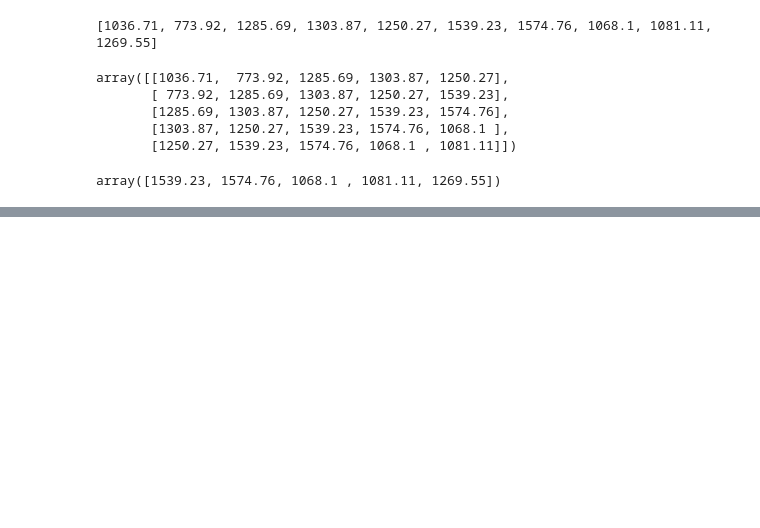
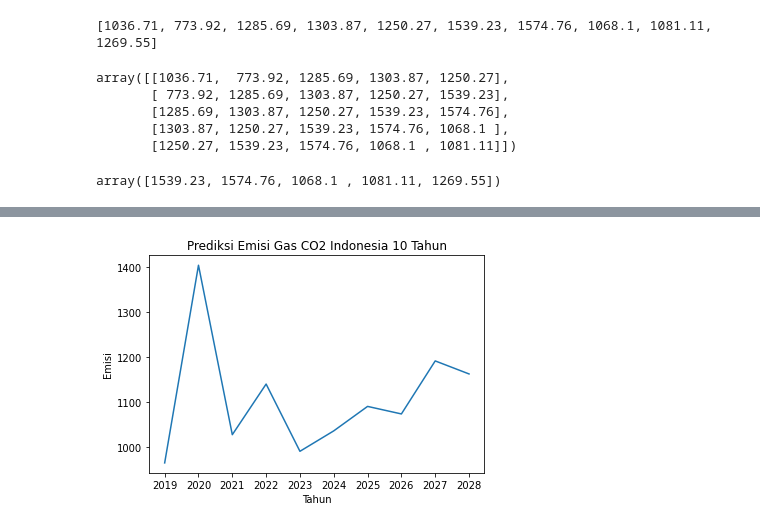
Before and after one commit to Ihza-Fajrur/Emission_Predection, a Jupyter notebook: preprocessing.ipynb, the cells around one changed output, grey strips where cells are left out. Cells and saved outputs as stored; diff of their text form; code cells hidden in the pictures; blank space fills up the shorter version.

```diff
--- a/preprocessing.ipynb
+++ b/preprocessing.ipynb
@@ -265,5 +264,6 @@ print(predictNextNumber)
 # %%
-print(df_testing.iloc[5::-1,0].values.tolist())
+print(df_testing.iloc[4::-1,0].values.tolist())
 input = df_testing.iloc[5::-1,0].values.tolist()
 last_6_year = df_testing.iloc[5::-1,0].values.tolist()
+last_5_year = df_testing.iloc[4::-1,0].values.tolist()
 # %% [output]
@@ -275,3 +270,0 @@ X_predict = X_test
-# %%
-predictNextNumber = model.predict(X_predict, verbose=1)
-print(predictNextNumber)
@@ -284,0 +271,10 @@ array([], dtype=float64)
+# %%
+tenYear=[]
+for i in range(0,10):
+    test_data = np.array(last_5_year)
+    test_data = test_data.reshape((1, n_steps, n_features))
+    predictNextNumber = model.predict(test_data, verbose=1)
+    tenYear.append(predictNextNumber[0][0])
+    last_5_year.pop(0)
+    last_5_year.append(predictNextNumber[0][0])
+print(tenYear)
@@ -284,0 +293,10 @@ array([], dtype=float64)
+# %%
+tahun=['2019','2020','2021','2022','2023','2024','2025','2026','2027','2028']
+# %%
+plt.plot(tahun, tenYear)
+plt.title('Prediksi Emisi Gas CO2 Indonesia 10 Tahun')
+plt.xlabel('Tahun')
+plt.ylabel('Emisi')
+plt.show()
+# %% [output]
+[figure, added]
```
Also changed, not shown: parts of 12 cells of this notebook.
